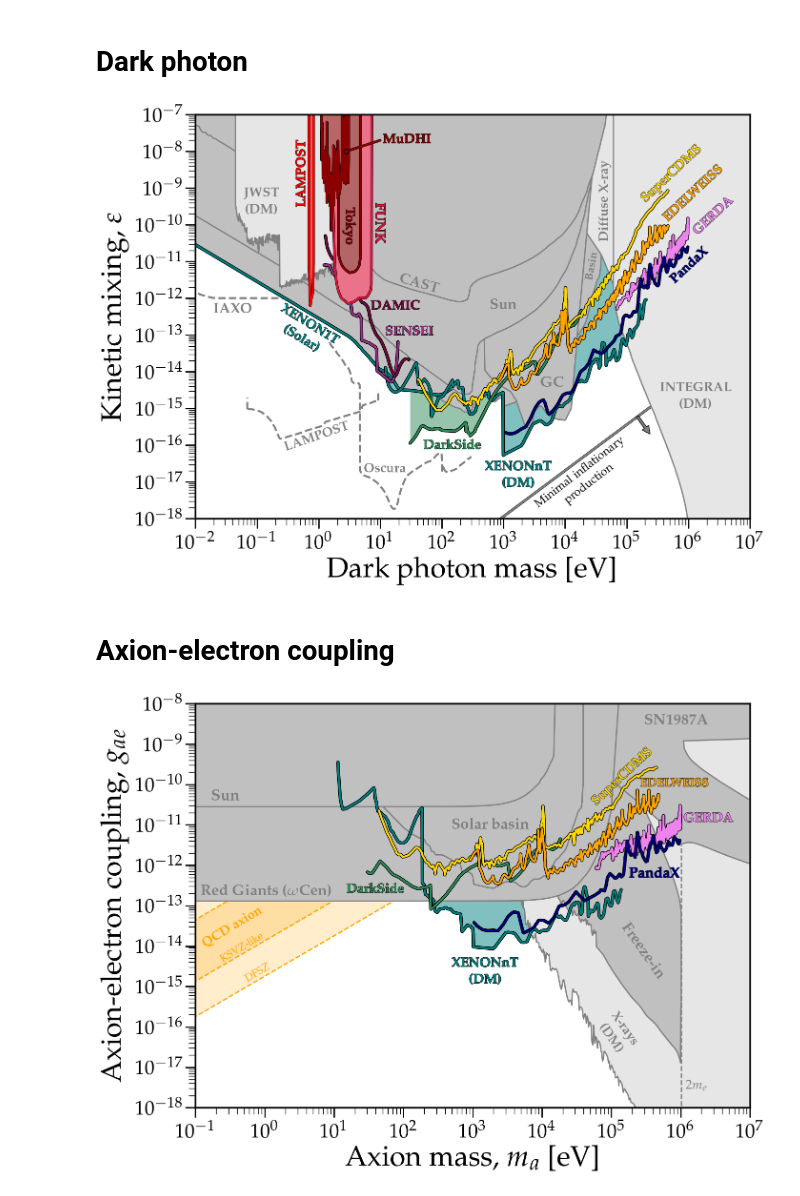
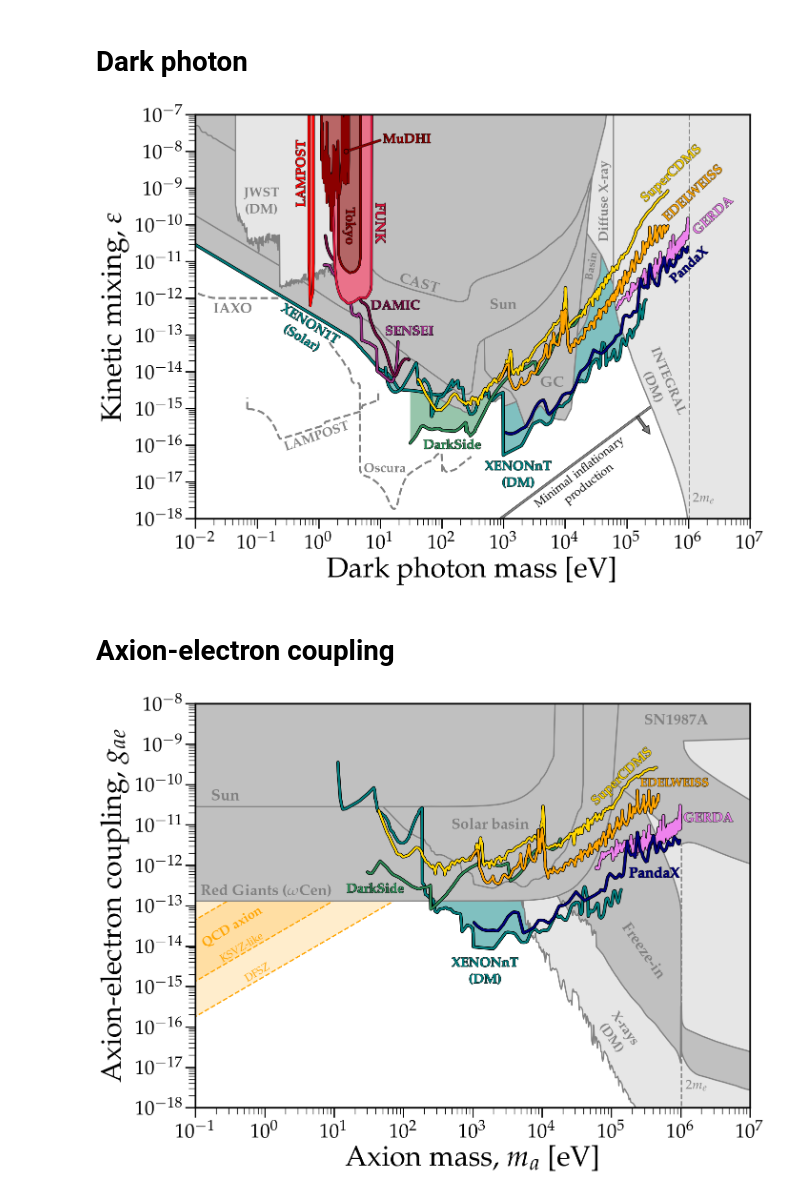
Before and after one commit to cajohare/DirectDetectionPlots, a Jupyter notebook: notebooks/DM-Absorption.ipynb, the cells around one changed output. Cells and saved outputs as stored; diff of their text form; code cells hidden in the pictures.

```diff
--- a/notebooks/DM-Absorption.ipynb
+++ b/notebooks/DM-Absorption.ipynb
@@ -51,7 +51,7 @@ PlotBound(ax,fpath+'SolarBasin.txt',label=r'{\bf Basin}',label_pos=[2.8e4,3e-12]
 
 # Indirect DM detection
 PlotBound(ax,fpath+'Cosmology_Arias.txt',label=r'{\bf Diffuse X-ray}',label_pos=[5e4,0.35e-10],edgecolor='gray',facealpha=1,textcolor='gray',facecolor=col_alpha('gray',0.2),text_path_effects=None,rotation=90,zorder=-0.001,fontsize=20,path_effects=None,lw=2)
-PlotBound(ax,fpath+'INTEGRAL.txt',label=r'\begin{center}{\bf INTEGRAL \linebreak (DM)}\end{center}',label_pos=[0.35e6,0.3e-14],edgecolor='gray',facealpha=1,textcolor='gray',facecolor=col_alpha('gray',0.2),text_path_effects=None,rotation=0,zorder=0,fontsize=20,path_effects=None,lw=2)
+PlotBound(ax,fpath+'INTEGRAL.txt',label=r'\begin{center}{\bf INTEGRAL \linebreak (DM)}\end{center}',label_pos=[0.25e6,4e-14],edgecolor='gray',facealpha=1,textcolor='gray',facecolor=col_alpha('gray',0.2),text_path_effects=None,rotation=-67,zorder=0,fontsize=20,path_effects=None,lw=2)
 PlotBound(ax,fpath+'JWST.txt',label=r'\begin{center}{\bf JWST \linebreak (DM)}\end{center}',label_pos=[6e-2,0.6e-9],edgecolor='gray',facealpha=1,facecolor=col_alpha('gray',0.2),textcolor='gray',text_path_effects=None,rotation=0,zorder=0,fontsize=20,path_effects=None,lw=2)
 
 
@@ -63,36 +63,45 @@ chi = 1.14e-18*(m/1e3)**(5/4)
 plt.plot(m,chi,'-',lw=3,color='gray',path_effects=line_background(4,'k'),zorder=-20)
 plt.text(0.3e4,0.25e-17,r'\begin{center}Minimal inflationary \linebreak production\end{center}',color='k',rotation=37.5,fontsize=18)
 
+# Decay to e+e-
+# me = 511e3
+# mchi = geomspace(2*me,1e10,1000)
+# tU =  (13.8e9*3600*24*365.25)/6.5821e-16 # eV^-1
+# gmax = sqrt((137*3/(tU*mchi))*(1-4*me**2/mchi**2)**(-1/2)*(1+2*me**2/mchi**2)**-1)
+# plt.plot(mchi,gmax,'r-',zorder=100)
+
 
 
 # Finishing touches
 plt.fill_between([1e6,1e7],[1e-20,1e-20],y2=1,lw=0,color=col_alpha('gray',0.2),zorder=-10)
+plt.plot([2*511e3,2*511e3],[1e-19,1e0],'--',lw=2,color='gray',zorder=-10)
+plt.text(2.3*511e3,0.3e-17,'$2 m_e$',fontsize=20,color='gray')
 ax.set_yscale('log')
 ax.set_xscale('log')
 ax.set_xlim([0.01,1e7])
 ax.set_ylim([1e-18,1e-7])
 ax.set_xlabel('Dark photon mass [eV]')
 ax.set_ylabel(r'Kinetic mixing, $\varepsilon$',labelpad=10)
 locmaj = matplotlib.ticker.LogLocator(base=10.0, subs=(1.0, ), numticks=50)
 locmin = matplotlib.ticker.LogLocator(base=10.0, subs=arange(2, 10)*.1,numticks=100)
 ax.yaxis.set_major_locator(locmaj)
 ax.yaxis.set_minor_locator(locmin)
 locmaj = matplotlib.ticker.LogLocator(base=10.0, subs=(1.0, ), numticks=50)
 locmin = matplotlib.ticker.LogLocator(base=10.0, subs=arange(2, 10)*.1,numticks=100)
 ax.xaxis.set_major_locator(locmaj)
 ax.xaxis.set_minor_locator(locmin)
 
 
 MySaveFig(fig,'DarkPhoton')
 
 # Add Projections
 PlotBound(ax,fpath+'Projections/IAXO-Longitudinal.txt',label=r'{\bf IAXO}',label_pos=[2e-2,4e-13],path_effects=None,edgecolor='gray',facealpha=0,linestyle='--',textcolor='gray',lw=3,zorder=-10,fontsize=22,text_path_effects=None)
 PlotBound(ax,fpath+'Projections/LAMPOST.txt',label=r'{\bf LAMPOST}',start_x=1,end_x=-1,AddMinorEdges=True,MinorEdgeScale=2,label_pos=[0.3,0.7e-16],path_effects=None,edgecolor='gray',facealpha=0,linestyle='--',textcolor='gray',lw=3,text_path_effects=None,rotation=19,zorder=-10,fontsize=20)
 PlotBound(ax,fpath+'Projections/OSCURA.txt',label=r'{\bf Oscura}',label_pos=[5.5,0.18e-16],path_effects=None,edgecolor='gray',facealpha=0,linestyle='--',textcolor='gray',lw=3,text_path_effects=None,rotation=0,zorder=-10,fontsize=20)
 
 MySaveFig(fig,'DarkPhoton_with_Projections')
 # %% [output]
-[figure, old version]
+[figure, new version]
 # %% [markdown]
 # Axion-electron coupling
 # %%
@@ -126,6 +135,7 @@ PlotBound(ax,fpath+'SolarBasin.txt',label=r'\begin{center}{\bf Solar basin}\end{
 PlotBound(ax,fpath+'SolarNu.txt',label=r'{\bf Sun}',label_pos=[1.7e-1,4.0e-11],edgecolor='gray',facealpha=1,facecolor=col_alpha('gray',0.5),textcolor='gray',text_path_effects=None,rotation=0,zorder=1,fontsize=24,path_effects=None,lw=2)
 PlotBound(ax,fpath+'RedGiants_HighMass.txt',label=r'{\bf Red Giants ($\omega$Cen)}',label_pos=[1.2e-1,1.8e-13],edgecolor='gray',facealpha=1,facecolor=col_alpha('gray',0.5),textcolor='gray',text_path_effects=None,rotation=0,zorder=0,fontsize=23,path_effects=None,lw=2)
 PlotBound(ax,fpath+'IrreducibleFreezeIn.txt',y2=nan,label=r'{\bf Freeze-in}',label_pos=[1.4e5,3e-14],edgecolor='gray',facealpha=1,textcolor='gray',facecolor=col_alpha('gray',0.5),text_path_effects=None,rotation=-55,zorder=-0.1,fontsize=23,path_effects=None,lw=2)
+PlotBound(ax,fpath+'IrreducibleFreezeIn_ee.txt',y2=nan,edgecolor='gray',facealpha=1,textcolor='gray',facecolor=col_alpha('gray',0.5),zorder=-0.1,lw=2,path_effects=None)
 PlotBound(ax,fpath+'SN1987A.txt',y2=nan,label=r'{\bf SN1987A}',label_pos=[3e5,3e-9],edgecolor='gray',facealpha=1,textcolor='gray',facecolor=col_alpha('gray',0.5),text_path_effects=None,rotation=0,zorder=-0.1,fontsize=23,path_effects=None,lw=2)
 
 # Indirect DM bound
@@ -181,7 +191,7 @@ MySaveFig(fig,'AxionElectron')
 
 # MySaveFig(fig,'AxionElectron_with_Projections')
 # %% [output]
-[figure, old version]
+[figure, new version]
 # %%
 fpath = '../data/limits/Electron/DarkPhoton/'
 file_list = ['Xenon1T_S1S2','XENON1T_SE','Xenon100','XENONnT']
```
Also changed, not shown: 4 other files.
